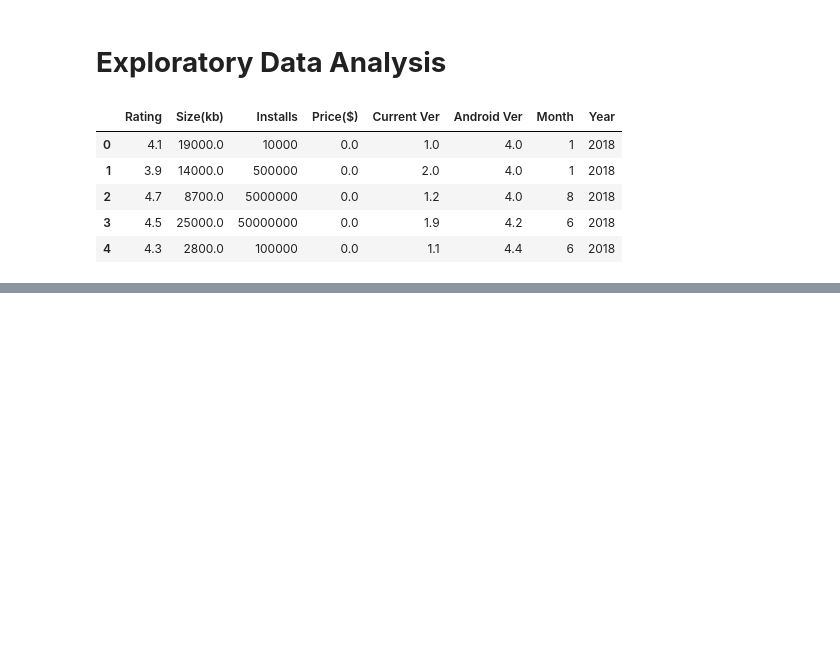
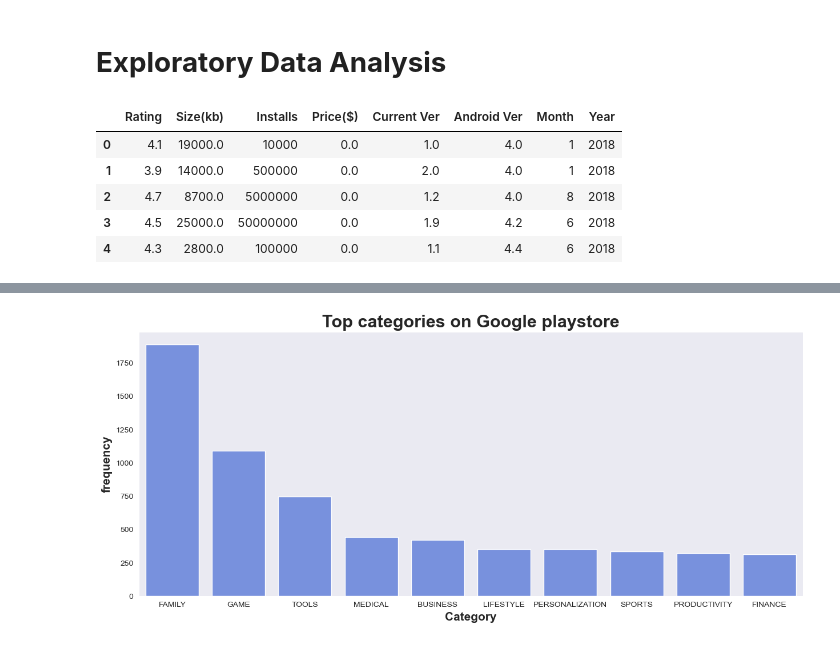
Before and after one commit to RJSINGH64/google_playstore, a Jupyter notebook: google_research.ipynb, the cells around one changed output, grey strips where cells are left out. Cells and saved outputs as stored; diff of their text form; code cells hidden in the pictures; blank space fills up the shorter version.

```diff
--- a/google_research.ipynb
+++ b/google_research.ipynb
@@ -545,0 +660,12 @@ df_copy[num_column].head()
+# %%
+top_category = df_copy["Category"].value_counts().sort_values( ascending=False)[:10] #top 10 categories
+plt.figure(figsize=(15,6))
+sns.set_palette("coolwarm")
+sns.set_style("dark")
+sns.barplot(x=top_category.index , y=top_category.values )
+plt.xlabel("Category" , fontsize=15 ,fontweight="bold")
+plt.ylabel("frequency" , fontsize=15 ,fontweight="bold")
+plt.title("Top categories on Google playstore" ,fontsize=22 ,  fontweight="bold")
+plt.show()
+# %% [output]
+[figure, added]
```
Also changed, not shown: parts of 53 cells of this notebook, 10 other files.
